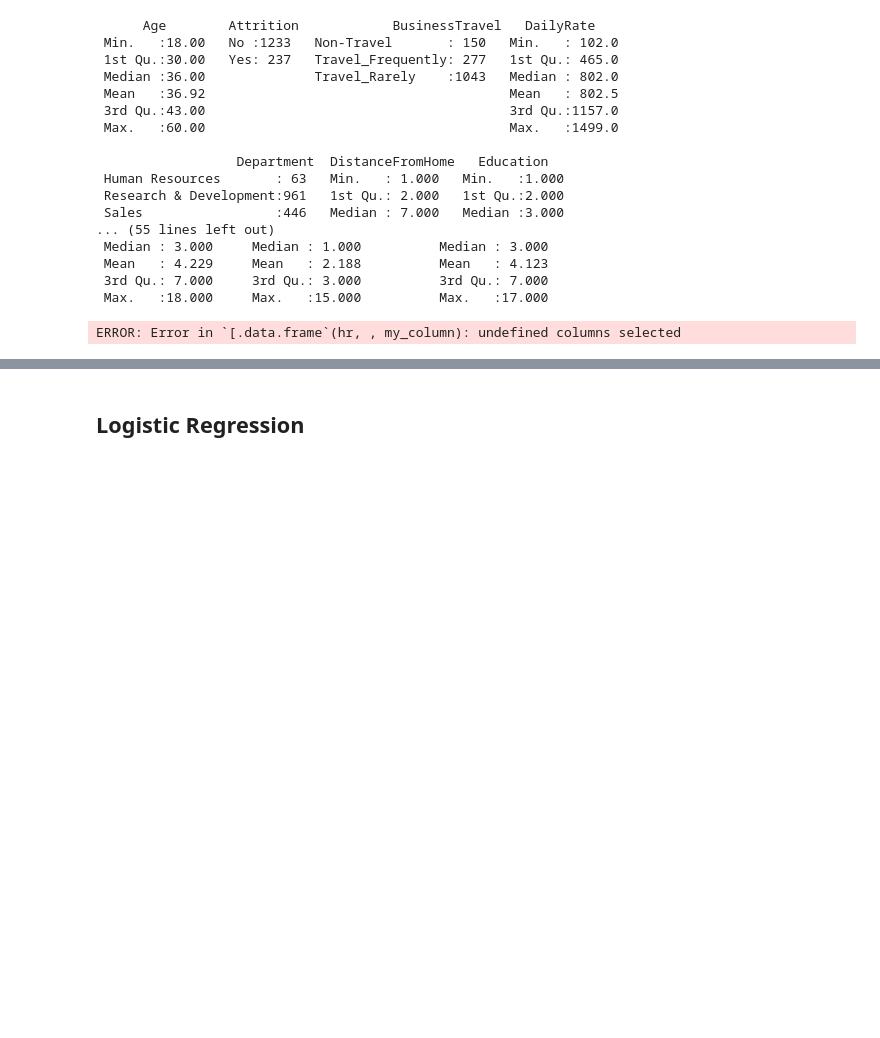
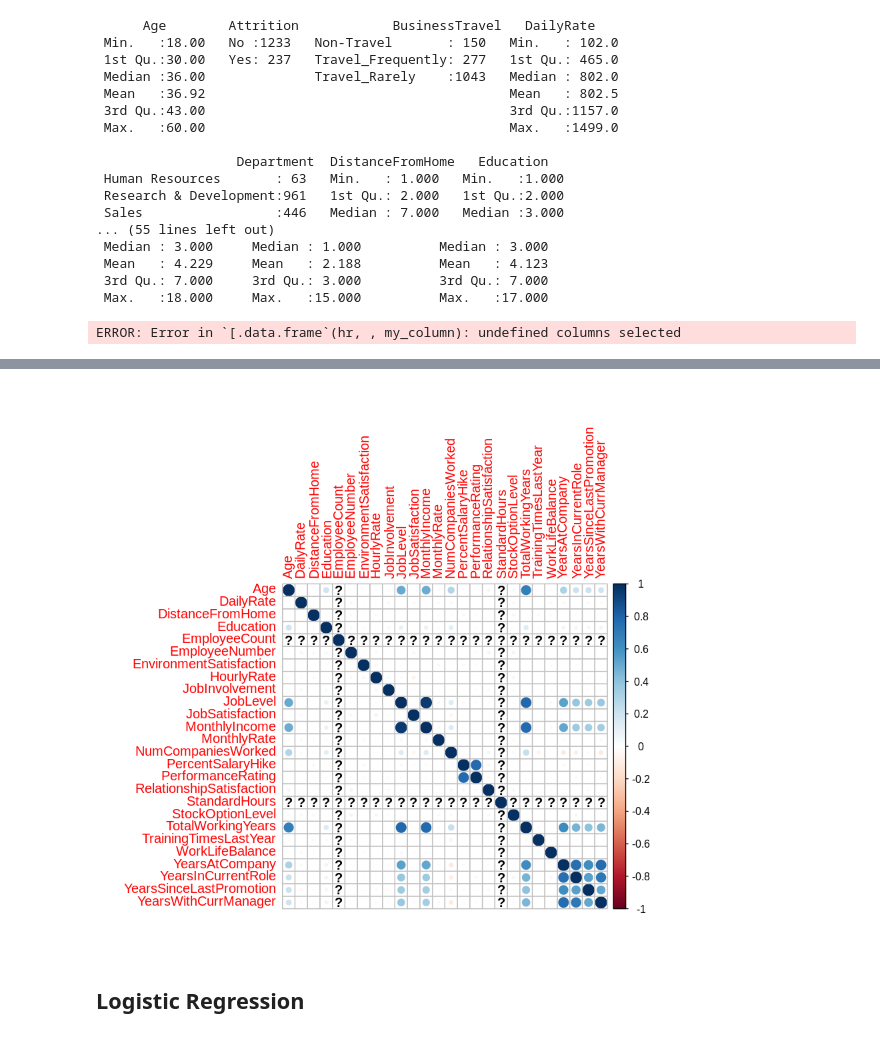
Before and after one commit to haas-digital/people-analytics-fa21, a Jupyter notebook: attrition.ipynb, the cells around one changed output, grey strips where cells are left out. Cells and saved outputs as stored; diff of their text form; code cells hidden in the pictures; blank space fills up the shorter version.

```diff
--- a/attrition.ipynb
+++ b/attrition.ipynb
@@ -131,3 +137,8 @@ hist(hr[, my_column])
 boxplot(hr[,my_column])
 # %% [output]
 ERROR: Error in `[.data.frame`(hr, , my_column): undefined columns selected
+# %%
+library(corrplot)
+correlations <- cor(numeric_data)
+corrplot(correlations, method="circle")
+# %% [output]
@@ -134,2 +147,3 @@ ERROR: Error in `[.data.frame`(hr, , my_column): undefined columns selected
+[figure, added]
 # %% [markdown]
 ## <a class="sectionlogistic"> Logistic Regression </a>
```
Also changed, not shown: parts of 14 cells of this notebook.
